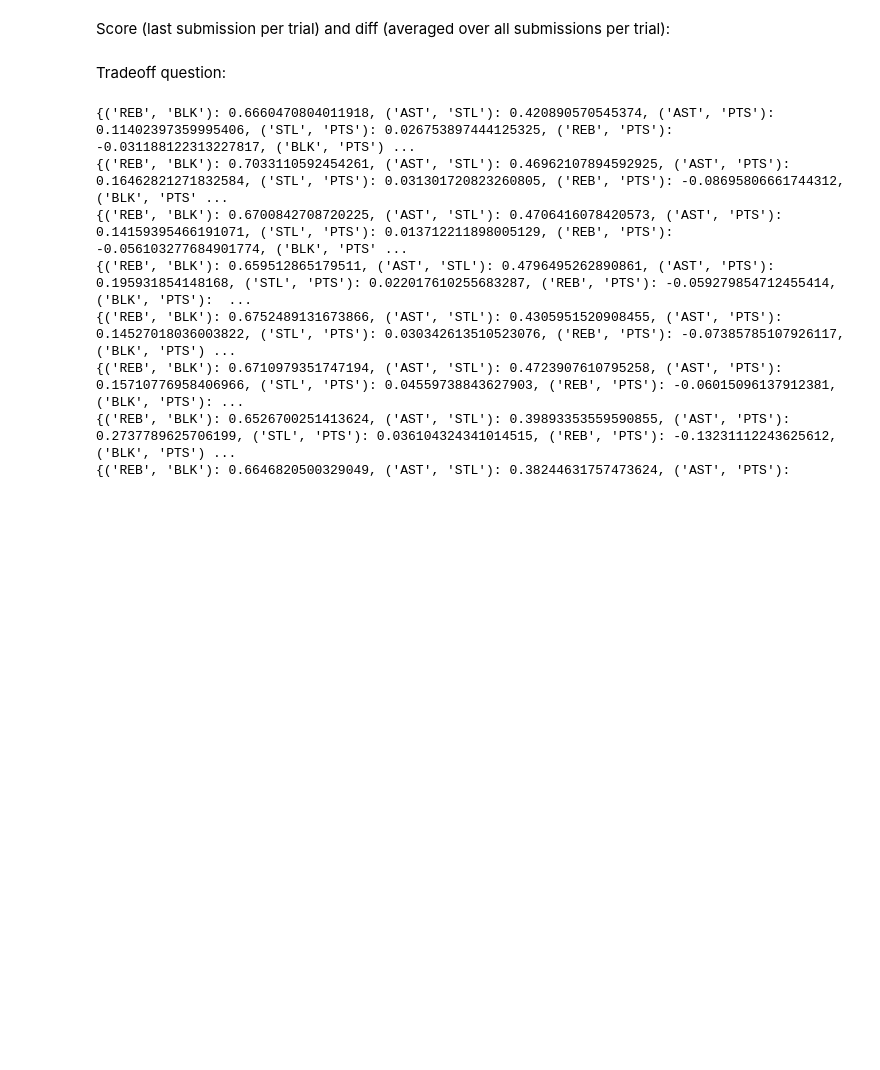
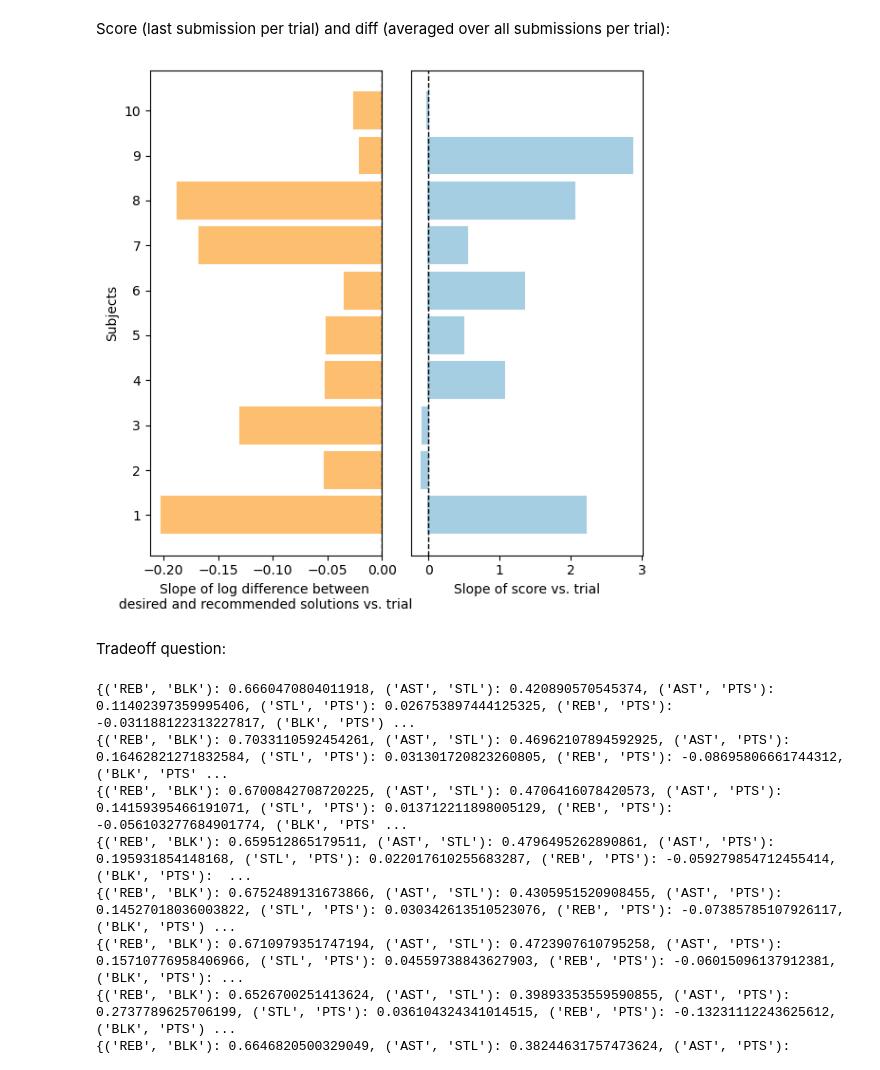
Before and after one commit to rameshsrinivasanuci/multiobjective, a Jupyter notebook: chi_figures.ipynb, the cells around one changed output. Drawn from its saved outputs; the diff is of its cells as text; code cells hidden in the pictures; blank space fills up the shorter version.

```diff
--- a/chi_figures.ipynb
+++ b/chi_figures.ipynb
@@ -839,51 +837,53 @@ for i, row in enumerate(subject_mapping.itertuples(index=False)):
     slopes_score[sub_id - 1] = slope_score
     slopes_diff[sub_id - 1] = slope_diff
 # %%
-fig, axes = plt.subplots(2, 1, figsize=(6, 6))
+fig, axes = plt.subplots(1, 2, figsize=(6, 6))
 subject_ids = np.arange(num_subjects)
 
-axes[0].bar(
+axes[1].barh(
     subject_ids,
     slopes_score,
     color=PAIRED_10_HEX[0],
     # width=0.5,
     edgecolor=PAIRED_10_HEX[0],
     linewidth=1.5,
 )
-axes[0].axhline(
+axes[1].axvline(
     0,
     color="black",
     linestyle="--",
     linewidth=1,
 )
-axes[0].set(
-    ylabel="Slope of score vs. trial",
+axes[1].set(
+    xlabel="Slope of score vs. trial",
 )
-axes[0].set_xticks([])
+axes[1].set_yticks([])
 
-axes[1].bar(
+axes[0].barh(
     subject_ids,
     slopes_diff,
     color=PAIRED_10_HEX[6],
     # width=0.5,
     edgecolor=PAIRED_10_HEX[6],
     linewidth=1.5,
 )
-axes[1].axhline(
+axes[0].axvline(
     0,
     color="black",
     linestyle="--",
     linewidth=1,
 )
-axes[1].set(
-    xlabel="Subjects",
-    ylabel="Slope of log difference between \ndesired and recommended solutions vs. trial",
+axes[0].set(
+    ylabel="Subjects",
+    xlabel="Slope of log difference between \ndesired and recommended solutions vs. trial",
 )
-axes[1].set_xticks(subject_ids)
-axes[1].set_xticklabels(np.arange(1, num_subjects + 1))
+axes[0].set_yticks(subject_ids)
+axes[0].set_yticklabels(np.arange(1, num_subjects + 1))
 
 plt.tight_layout()
-plt.show()
+fig.savefig("score_diff.png", dpi=300, bbox_inches="tight")
+# %% [output]
+[figure, added]
 # %% [markdown]
 Tradeoff question:
 # %%
```
Also changed, not shown: parts of 5 cells of this notebook.
